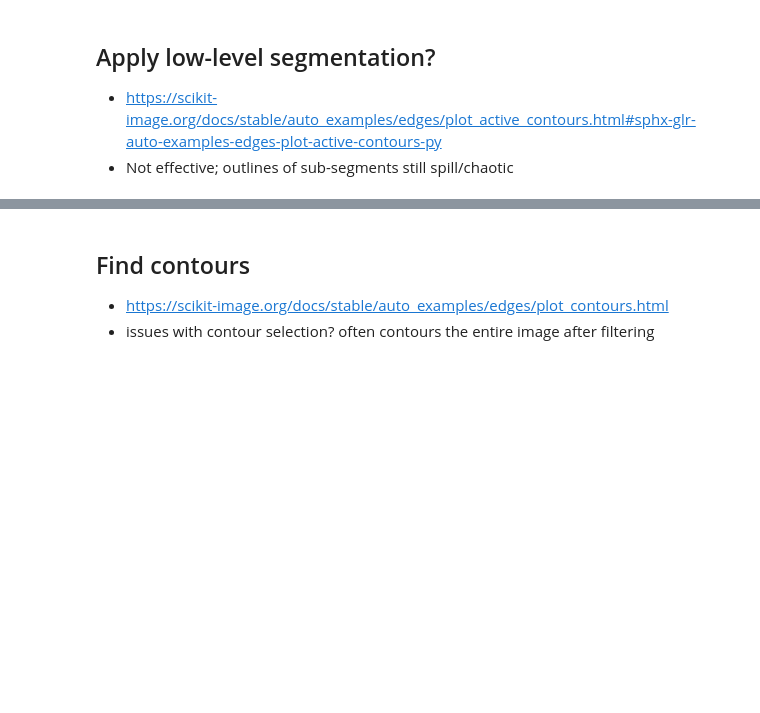
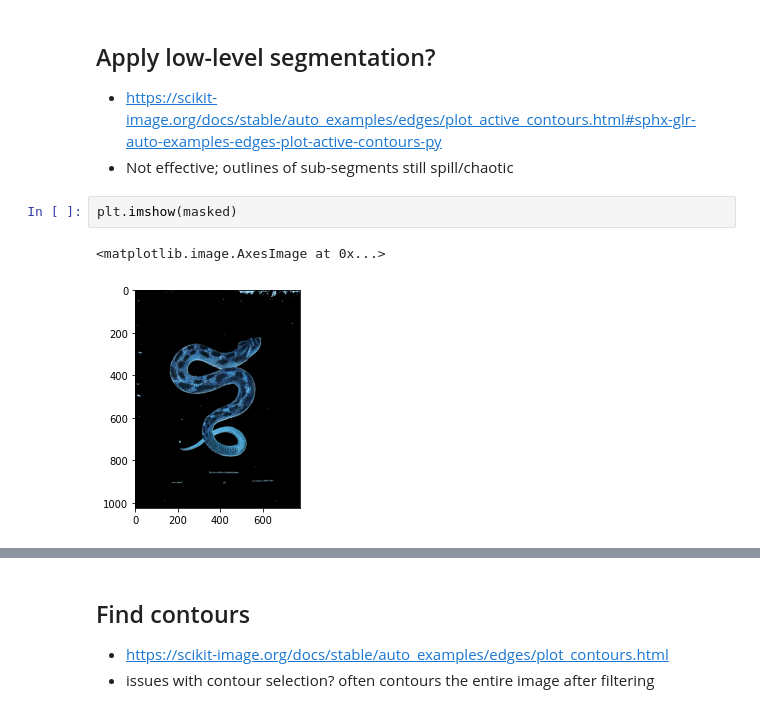
Before and after one commit to samhardyhey/blog-collage-segmentation, a Jupyter notebook: 2_segmentation.ipynb, the cells around one changed output, grey strips where cells are left out. Saved outputs shown, nothing was run; the diff lists cells and outputs as text; blank space fills up the shorter version.

```diff
--- a/2_segmentation.ipynb
+++ b/2_segmentation.ipynb
@@ -209,3 +210,8 @@ plt.imshow(segmentation)
 ## Apply low-level segmentation?
 - https://scikit-image.org/docs/stable/auto_examples/edges/plot_active_contours.html#sphx-glr-auto-examples-edges-plot-active-contours-py
 - Not effective; outlines of sub-segments still spill/chaotic
+# %%
+plt.imshow(masked)
+# %% [output]
+<matplotlib.image.AxesImage at 0x...>
+[figure, added]
```
Also changed, not shown: parts of 9 cells of this notebook, 22 other files.
